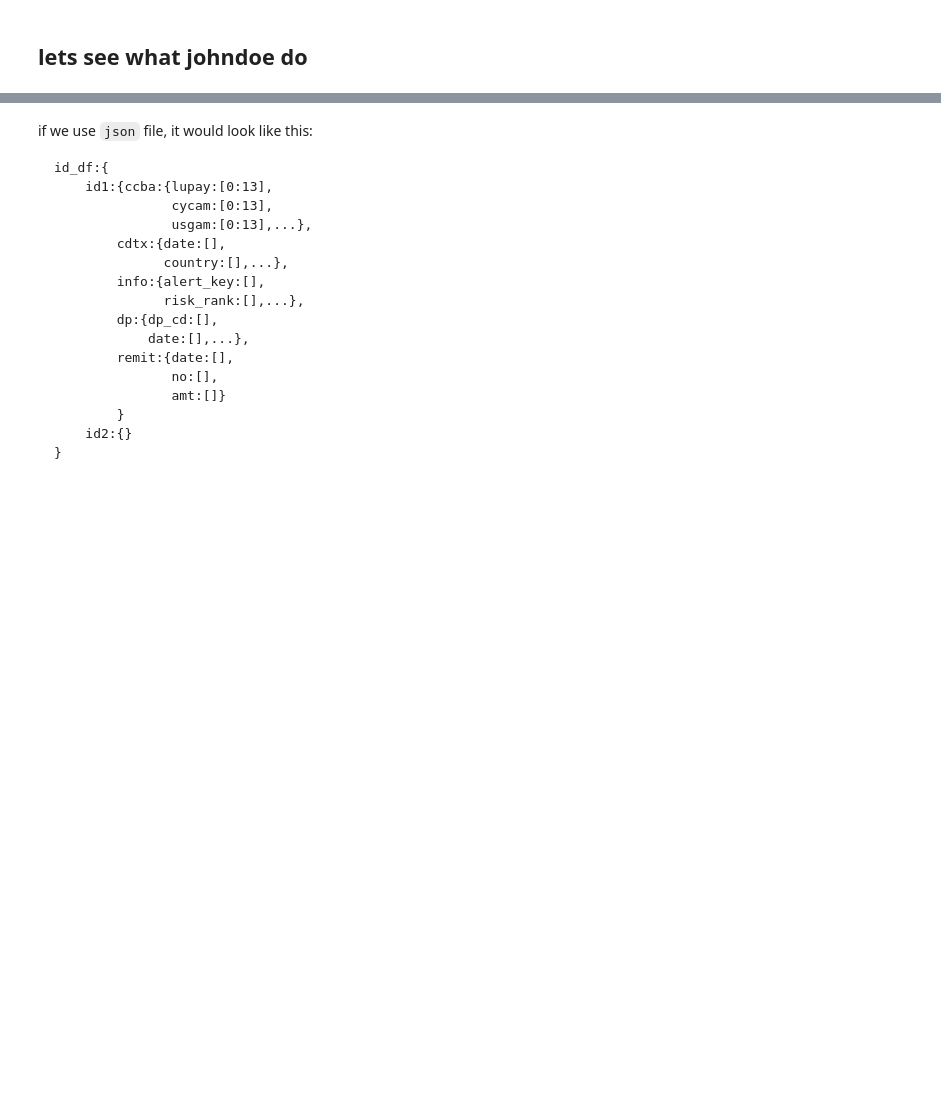
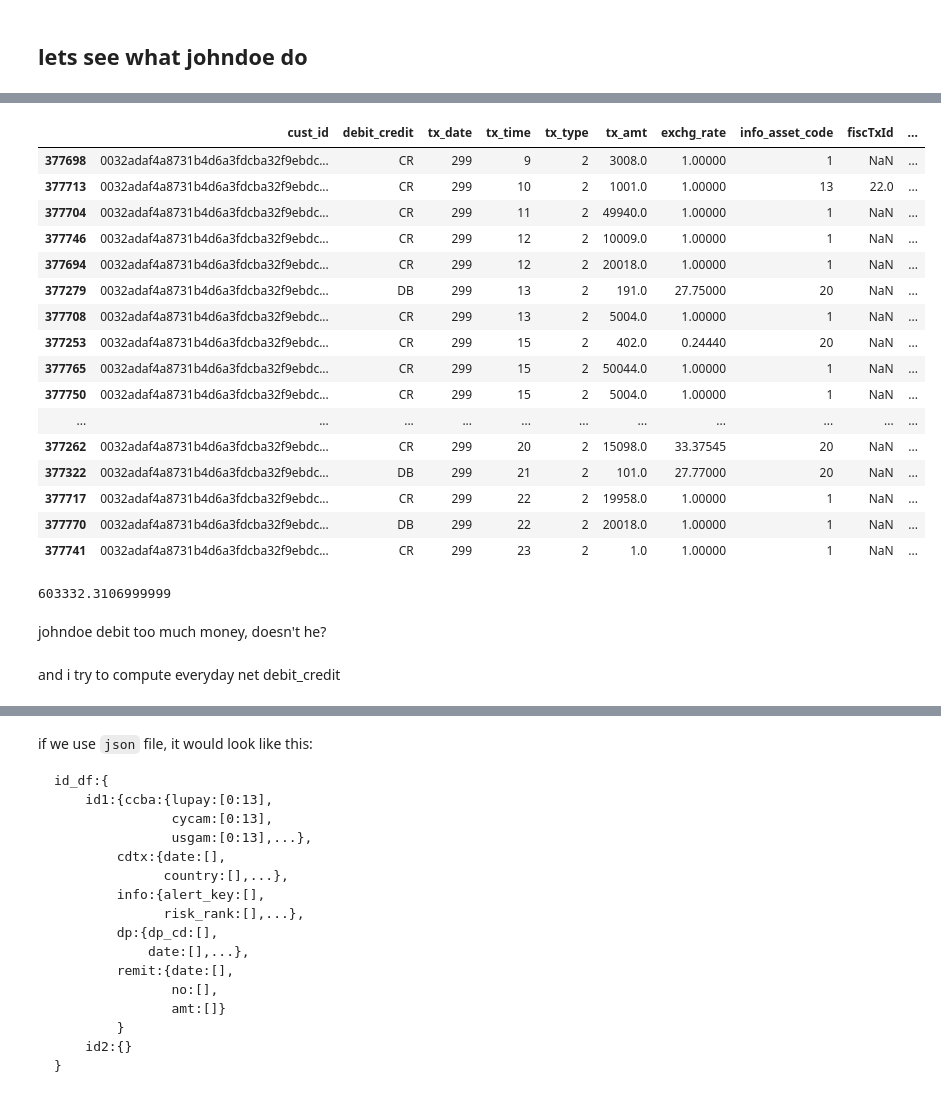
Before and after one commit to y4c6/DMfin, a Jupyter notebook: data_visualization.ipynb, the cells around one changed output, grey strips where cells are left out. Cells and saved outputs as stored; diff of their text form; code cells hidden in the pictures; blank space fills up the shorter version.

```diff
--- a/data_visualization.ipynb
+++ b/data_visualization.ipynb
@@ -610,0 +670,26 @@ dp.loc[ (dp['cross_bank']==1) & (dp['fiscTxId'].notnull()) & (dp['txbranch'].not
+# %%
+johndoe_dp[johndoe_dp['tx_date']==299].sort_values('tx_time', ascending=True)
+# %% [output]
+|  | cust_id | debit_credit | tx_date | tx_time | tx_type | tx_amt | exchg_rate | info_asset_code | fiscTxId | ... |
+| 377698 | 0032adaf4a8731b4d6a3fdcba32f9ebdc... | CR | 299 | 9 | 2 | 3008.0 | 1.00000 | 1 | NaN | ... |
+| 377713 | 0032adaf4a8731b4d6a3fdcba32f9ebdc... | CR | 299 | 10 | 2 | 1001.0 | 1.00000 | 13 | 22.0 | ... |
+| 377704 | 0032adaf4a8731b4d6a3fdcba32f9ebdc... | CR | 299 | 11 | 2 | 49940.0 | 1.00000 | 1 | NaN | ... |
+| 377746 | 0032adaf4a8731b4d6a3fdcba32f9ebdc... | CR | 299 | 12 | 2 | 10009.0 | 1.00000 | 1 | NaN | ... |
+| 377694 | 0032adaf4a8731b4d6a3fdcba32f9ebdc... | CR | 299 | 12 | 2 | 20018.0 | 1.00000 | 1 | NaN | ... |
+| 377279 | 0032adaf4a8731b4d6a3fdcba32f9ebdc... | DB | 299 | 13 | 2 | 191.0 | 27.75000 | 20 | NaN | ... |
+| 377708 | 0032adaf4a8731b4d6a3fdcba32f9ebdc... | CR | 299 | 13 | 2 | 5004.0 | 1.00000 | 1 | NaN | ... |
+| 377253 | 0032adaf4a8731b4d6a3fdcba32f9ebdc... | CR | 299 | 15 | 2 | 402.0 | 0.24440 | 20 | NaN | ... |
+| 377765 | 0032adaf4a8731b4d6a3fdcba32f9ebdc... | CR | 299 | 15 | 2 | 50044.0 | 1.00000 | 1 | NaN | ... |
+| 377750 | 0032adaf4a8731b4d6a3fdcba32f9ebdc... | CR | 299 | 15 | 2 | 5004.0 | 1.00000 | 1 | NaN | ... |
+| ... | ... | ... | ... | ... | ... | ... | ... | ... | ... | ... |
+| 377262 | 0032adaf4a8731b4d6a3fdcba32f9ebdc... | CR | 299 | 20 | 2 | 15098.0 | 33.37545 | 20 | NaN | ... |
+| 377322 | 0032adaf4a8731b4d6a3fdcba32f9ebdc... | DB | 299 | 21 | 2 | 101.0 | 27.77000 | 20 | NaN | ... |
+| 377717 | 0032adaf4a8731b4d6a3fdcba32f9ebdc... | CR | 299 | 22 | 2 | 19958.0 | 1.00000 | 1 | NaN | ... |
+| 377770 | 0032adaf4a8731b4d6a3fdcba32f9ebdc... | DB | 299 | 22 | 2 | 20018.0 | 1.00000 | 1 | NaN | ... |
+| 377741 | 0032adaf4a8731b4d6a3fdcba32f9ebdc... | CR | 299 | 23 | 2 | 1.0 | 1.00000 | 1 | NaN | ... |
+# %%
+johndoe_dp[(johndoe_dp['tx_date']==299) & (johndoe_dp['debit_credit']=='CR')].NTD.sum() - johndoe_dp[(johndoe_dp['tx_date']==299) & (johndoe_dp['debit_credit']=='DB')].NTD.sum()
+# %% [output]
+603332.3106999999
+# %% [markdown]
+johndoe debit too much money, doesn't he?
@@ -610,0 +698,2 @@ dp.loc[ (dp['cross_bank']==1) & (dp['fiscTxId'].notnull()) & (dp['txbranch'].not
+# %% [markdown]
+and i try to compute everyday net debit_credit
```
Also changed, not shown: parts of 18 cells of this notebook.
